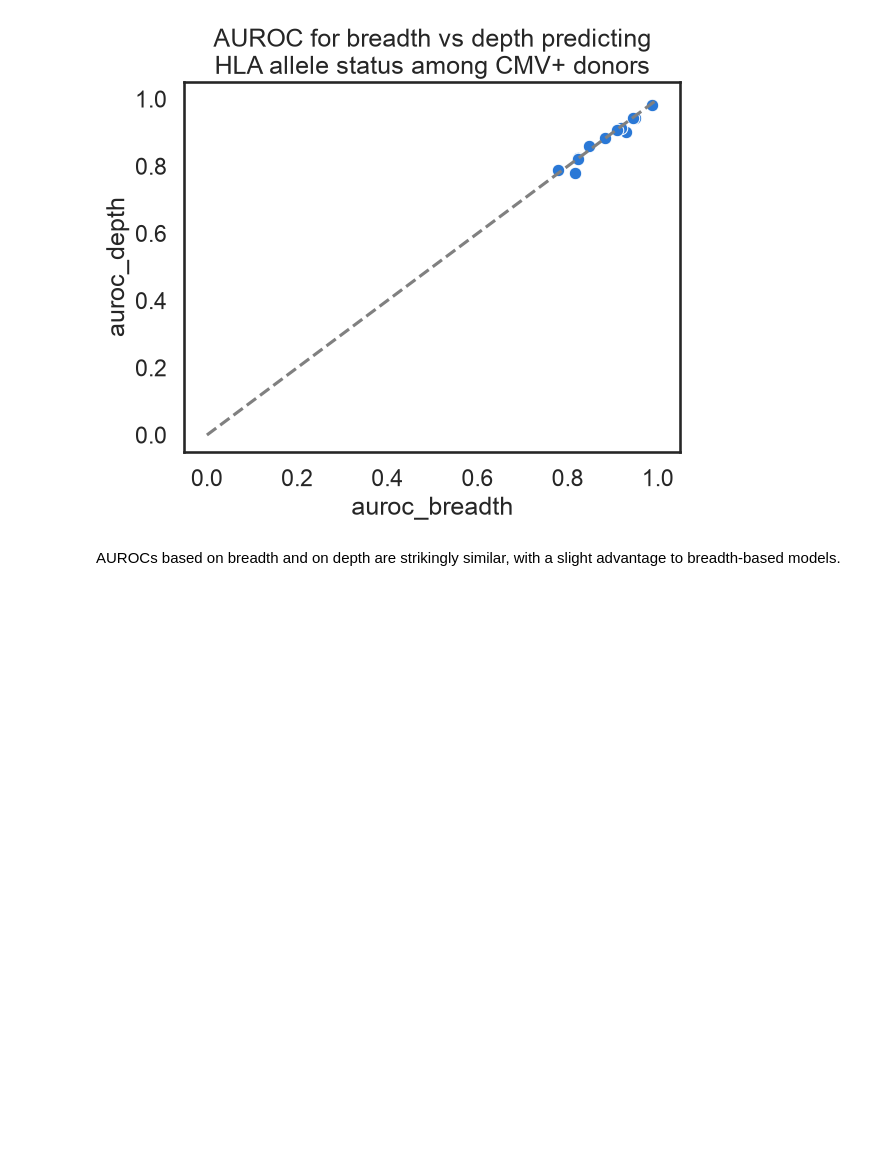
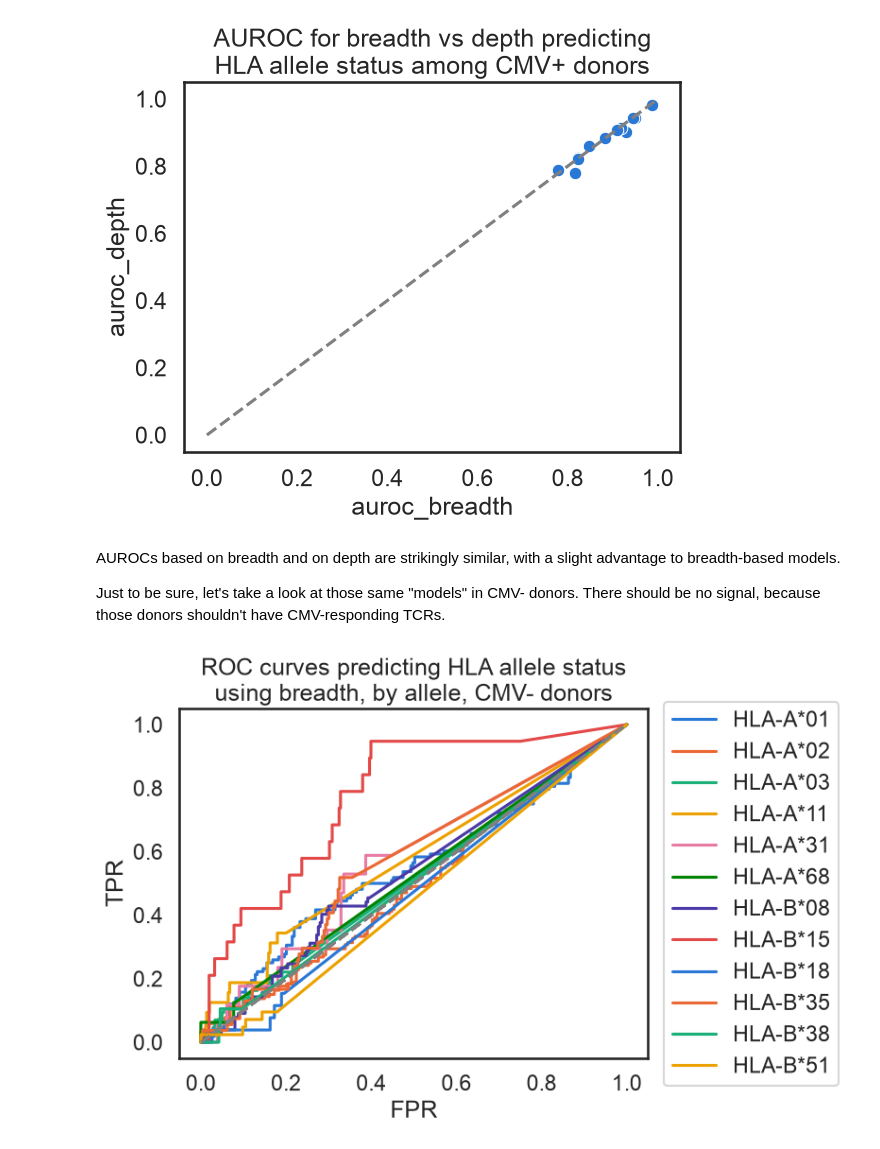
Before and after one commit to dhmay/CMVividly, a Jupyter notebook: notebooks/05_predict_cmv_hla_emerson.ipynb, the cells around one changed output. Drawn from its saved outputs; the diff is of its cells as text; code cells hidden in the pictures; blank space fills up the shorter version.

```diff
--- a/notebooks/05_predict_cmv_hla_emerson.ipynb
+++ b/notebooks/05_predict_cmv_hla_emerson.ipynb
@@ -372,4 +366,12 @@ pdf_allele_aurocs
 [figure]
 # %% [markdown]
 AUROCs based on breadth and on depth are strikingly similar, with a slight advantage to breadth-based models.
+
+Just to be sure, let's take a look at those same "models" in CMV- donors. There should be no signal, because those donors shouldn't have CMV-responding TCRs.
+# %%
+pdf_sample_metadata_withhla_cmvneg = pdf_sample_metadata_withhla[pdf_sample_metadata_withhla.cmv_status == 0]
+
+pdf_allele_aurocs_cmvneg = calc_rocs_all_models(pdf_sample_metadata_withhla_cmvneg, "CMV- donors")
+# %% [output]
+[figure, added]
 # %% [markdown]
```
Also changed, not shown: parts of 4 cells of this notebook, 1 other file.
